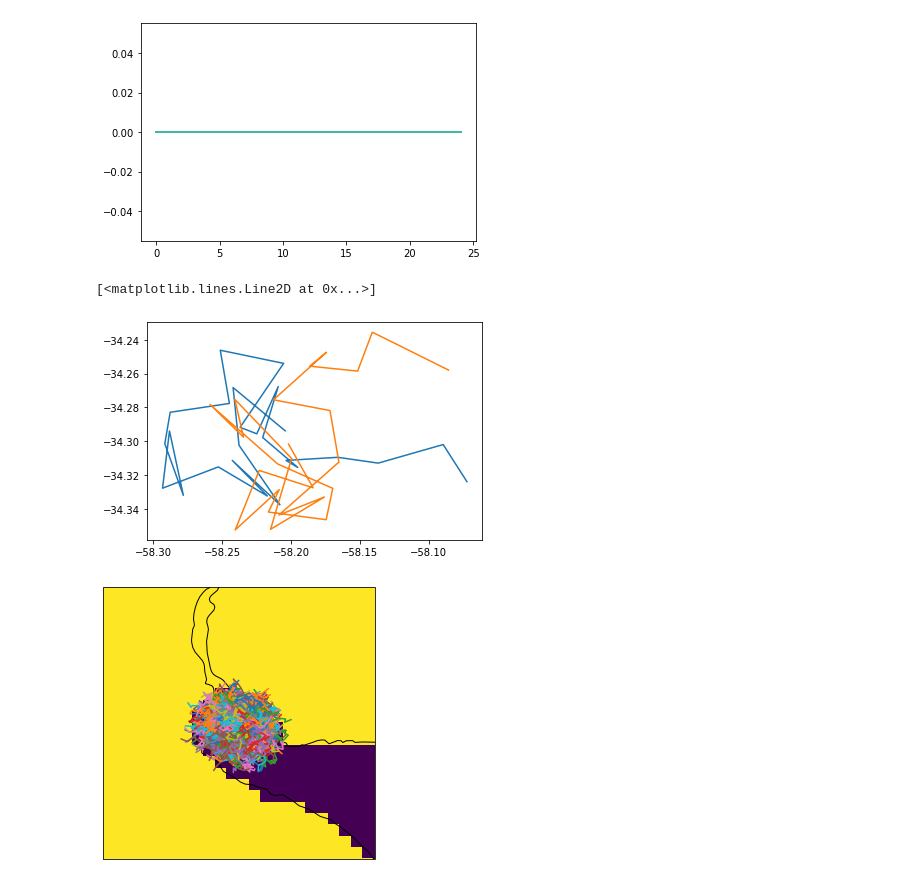
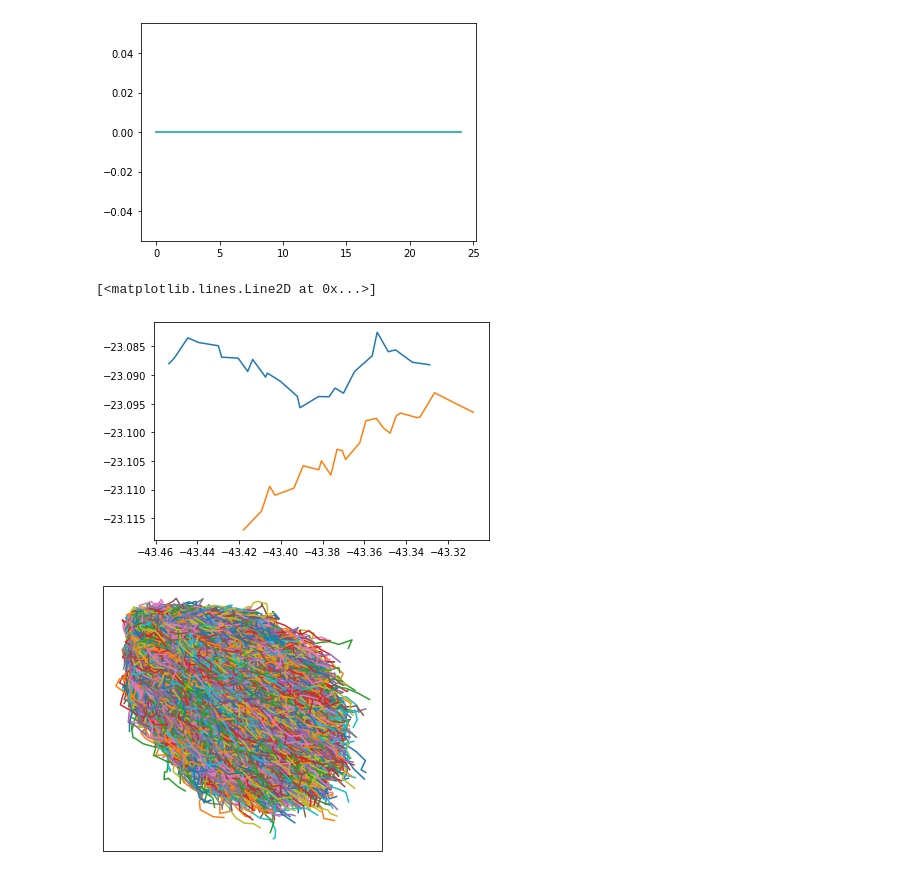
Before and after one commit to OceanParcels/BayesianAnalysis_SouthAtlantic, a Jupyter notebook: notebooks/model_setup.ipynb, the cells around one changed output. Saved outputs shown, nothing was run; the diff lists cells and outputs as text; code cells hidden in the pictures.

Commit message:
Add comments to landmask.py and do a quick analysis of local test simulation with new beach-resuspension kernel. Ready for testing in Gemini.

```diff
--- a/notebooks/model_setup.ipynb
+++ b/notebooks/model_setup.ipynb
@@ -156,7 +156,7 @@ INFO: Compiled SampleParticleInitZeroAdvectionRK4DiffusionUniformKhSaple_landmas
 # %% [markdown]
 # Check
 # %%
-particles = xr.load_dataset(f'../data/source_Rio-de-la-Plata_delayed_release.nc')
+particles = xr.load_dataset(f'../data/test_Rio-de-la-Plata_beachkernel.nc')
 particles
 # %% [output]
 <xarray.Dataset>
@@ -216,6 +207,6 @@ plt.plot(particles['lon'][945,:], particles['lat'][945,:])
 plt.plot(particles['lon'][900,:], particles['lat'][900,:])
 # %% [output]
 [<matplotlib.lines.Line2D at 0x...>]
-[figure, old version]
+[figure, new version]
 # %%
 land_mask = np.load('../landmask.npy')
@@ -222,14 +215,14 @@ land_mask = np.load('../landmask.npy')
 # %%
 fig = plt.figure(figsize=(5,5))
 r = 1
 ax = plt.axes(projection=ccrs.PlateCarree())
-lat_BA, lon_BA = river_sources[loc]
-ax.pcolormesh(smoc['longitude'][indices['lon']],
-              smoc['latitude'][indices['lat']],
-              land_mask)
-ax.set_extent([lon_BA-r, lon_BA+r, lat_BA-r, lat_BA+r], crs=ccrs.PlateCarree())
+#lat_BA, lon_BA = river_sources[loc]
+# ax.pcolormesh(smoc['longitude'][indices['lon']],
+#               smoc['latitude'][indices['lat']],
+#               land_mask)
+#ax.set_extent([lon_BA-r, lon_BA+r, lat_BA-r, lat_BA+r], crs=ccrs.PlateCarree())
 
 ax.coastlines()
 ax.plot(particles['lon'].T, particles['lat'].T);
 # %% [output]
-[figure, old version]
+[figure, new version]
```
Also changed, not shown: parts of 6 cells of this notebook, 1 other file.
